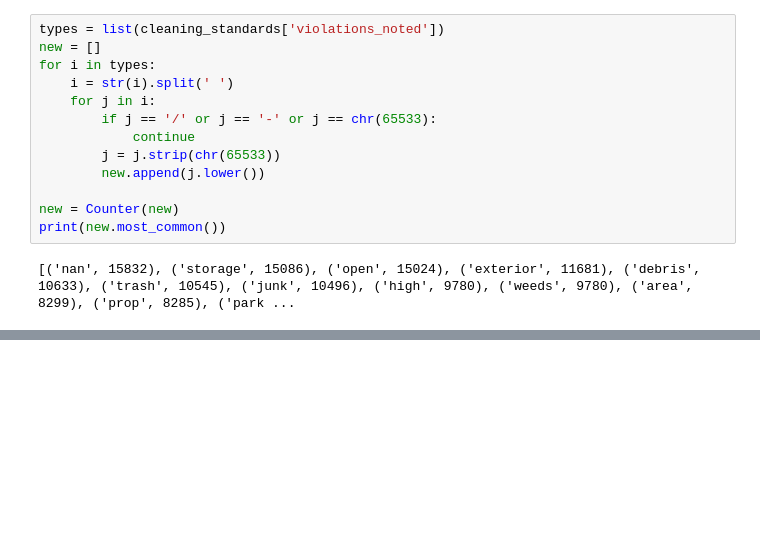
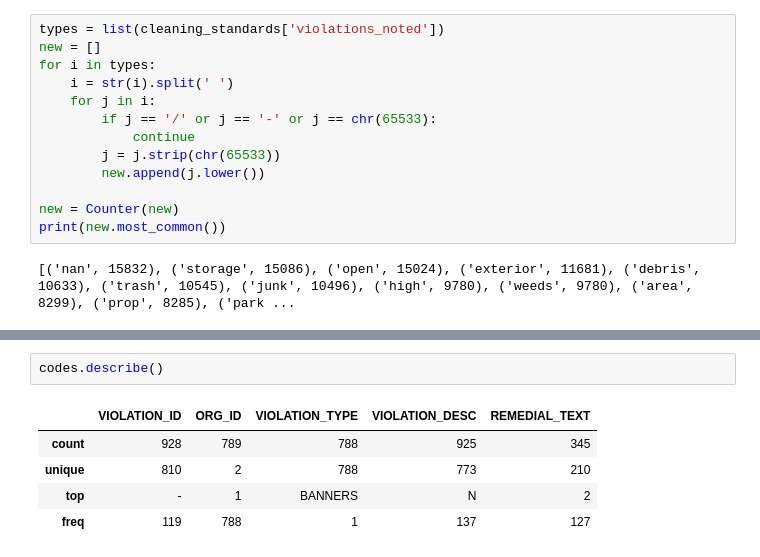
Before and after one commit to DataScienceBS/data-question-2-tornado-bombers, a Jupyter notebook: Metro Data.ipynb, the cells around one changed output, grey strips where cells are left out. Cells and saved outputs as stored; diff of their text form; blank space fills up the shorter version.

```diff
--- a/Metro Data.ipynb
+++ b/Metro Data.ipynb
@@ -141,0 +144,8 @@ prop_raw.head(5)
+# %%
+codes.describe()
+# %% [output]
+|  | VIOLATION_ID | ORG_ID | VIOLATION_TYPE | VIOLATION_DESC | REMEDIAL_TEXT |
+| count | 928 | 789 | 788 | 925 | 345 |
+| unique | 810 | 2 | 788 | 773 | 210 |
+| top | - | 1 | BANNERS | N | 2 |
+| freq | 119 | 788 | 1 | 137 | 127 |
```
Also changed, not shown: parts of 15 cells of this notebook.
